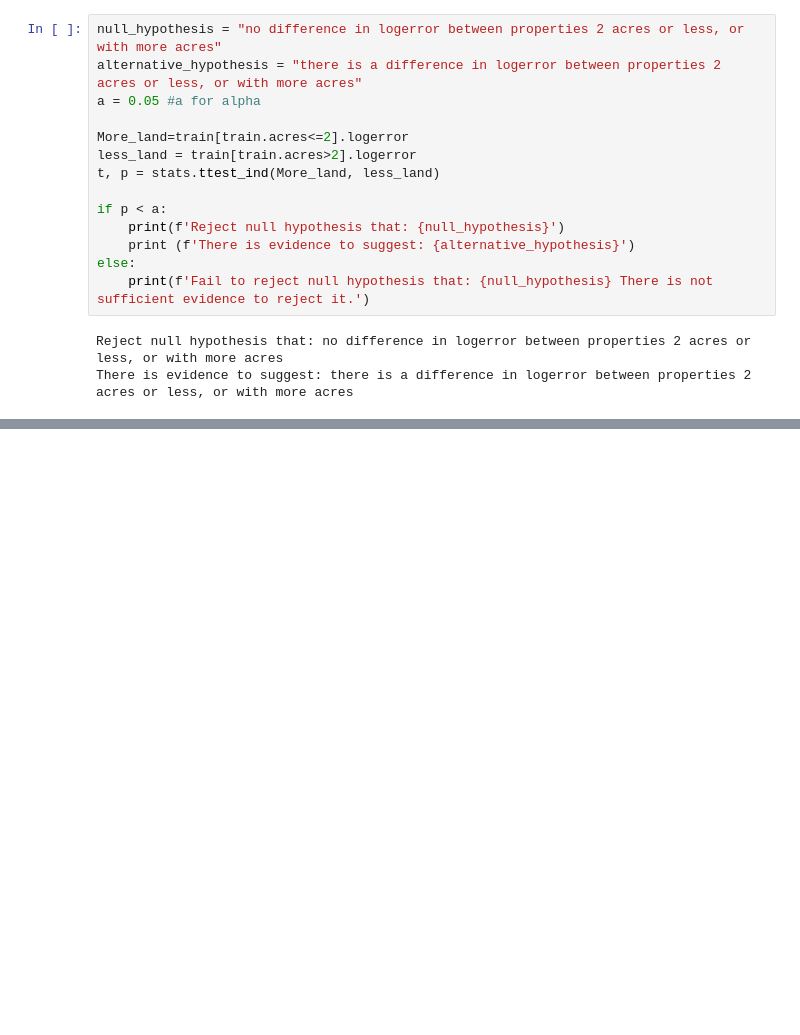
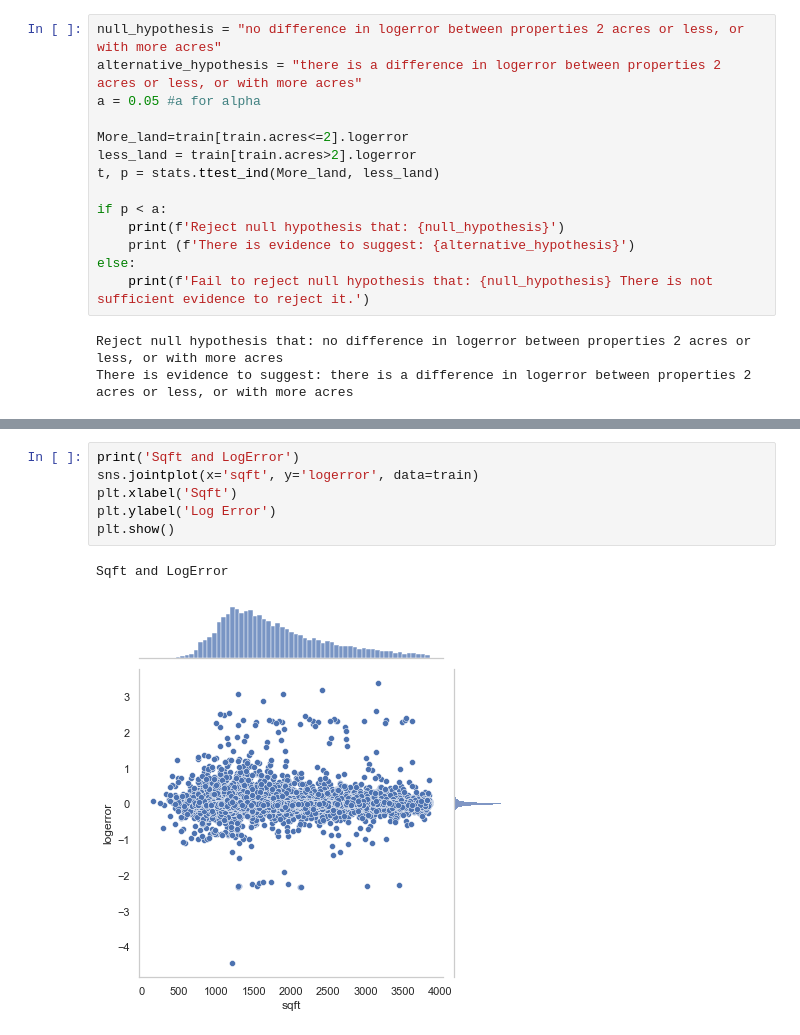
Before and after one commit to chriseverts/zillow_cluster_project, a Jupyter notebook: initial_workbook.ipynb, the cells around one changed output, grey strips where cells are left out. Drawn from its saved outputs; the diff is of its cells as text; blank space fills up the shorter version.

```diff
--- a/initial_workbook.ipynb
+++ b/initial_workbook.ipynb
@@ -353,0 +371,9 @@ There is evidence to suggest: there is a difference in logerror between properti
+# %%
+print('Sqft and LogError')
+sns.jointplot(x='sqft', y='logerror', data=train)
+plt.xlabel('Sqft')
+plt.ylabel('Log Error')
+plt.show()
+# %% [output]
+Sqft and LogError
+[figure, added]
```
Also changed, not shown: parts of 50 cells of this notebook, 3 other files.
